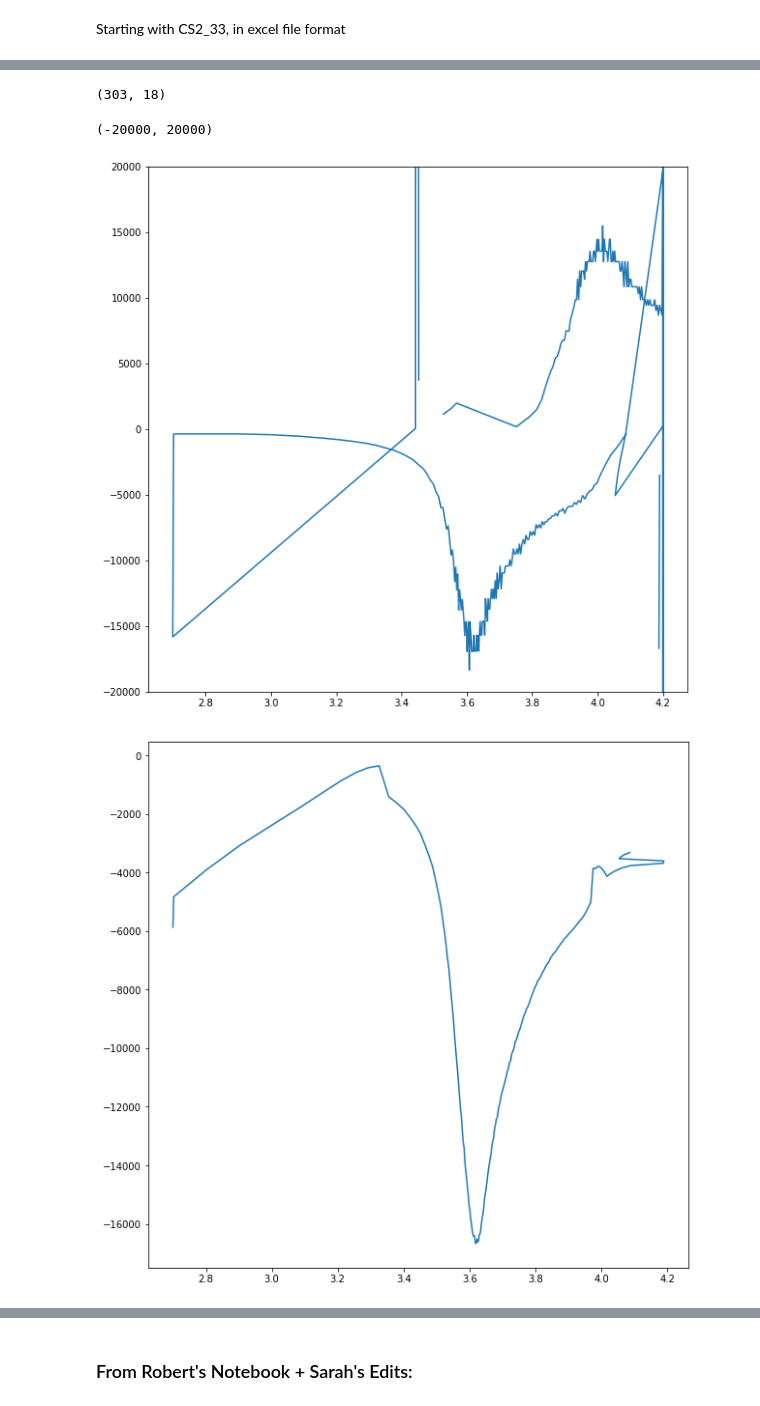
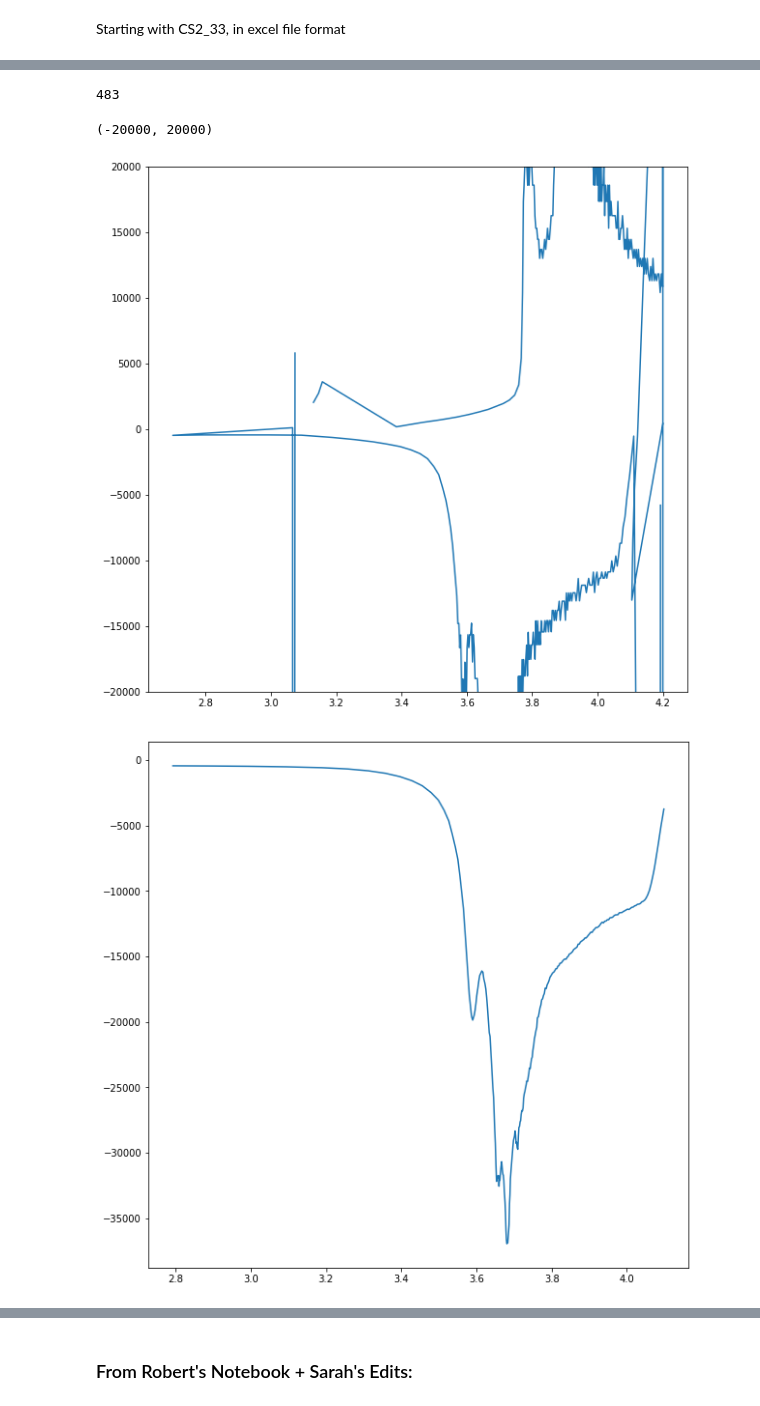
Before and after one commit to nicolet5/DiffCapAnalyzer, a Jupyter notebook: ourproject/CleanData.ipynb, the cells around one changed output, grey strips where cells are left out. Saved outputs shown, nothing was run; the diff lists cells and outputs as text; code cells hidden in the pictures.

Commit message:
Working clean data

```diff
--- a/ourproject/CleanData.ipynb
+++ b/ourproject/CleanData.ipynb
@@ -171,11 +211,10 @@ KeyboardInterrupt:
 # %%
-mytestdf = pd.read_excel('NLT_Test/NLT_TestSepCycles/CS2_33_1_10_11Cycle49.xlsx')
+mytestdf = pd.read_excel('NLT_Test/NLT_TestSepCycles/CS2_33_9_27_10Cycle40.xlsx')
 #still having problems with CS2_33_1_10_11Cycle1.xlsx - guessing all cycle1 discharges will have to be deleted
-#CS2_33_9_27_10Cycle2.xlsx problems too
-# %%
-mytestdf.shape
-# %% [output]
-(303, 18)
+# %%
+len(mytestdf)
+# %% [output]
+483
 # %%
 mytestdf2 = calc_dv_dqdv(mytestdf)
 # %%
@@ -184,10 +223,10 @@ myplot = plt.plot(mytestdf2['Voltage(V)'], mytestdf2['dQ/dV'])
 plt.ylim(-20000, 20000)
 # %% [output]
 (-20000, 20000)
-[figure, old version]
+[figure, new version]
 # %%
-charge, discharge = clean_calc_sep_smooth(mytestdf, 21, 2)
+charge, discharge = clean_calc_sep_smooth(mytestdf, 21, 3)
 fig = plt.figure(figsize=(10, 10), facecolor='w', edgecolor='k')
 myplot = plt.plot(charge['Voltage(V)'], charge['Smoothed_dQ/dV'])
 # %% [output]
-[figure, old version]
+[figure, new version]
```
Also changed, not shown: parts of 6 cells of this notebook.
